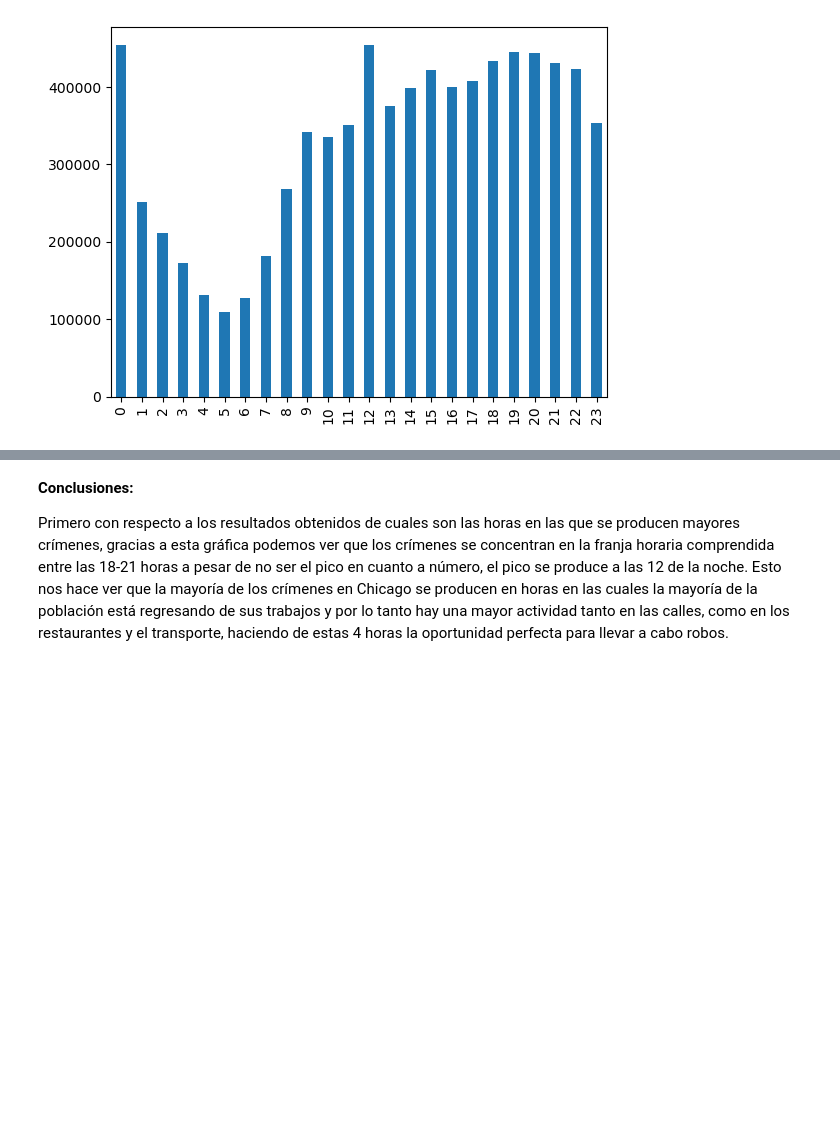
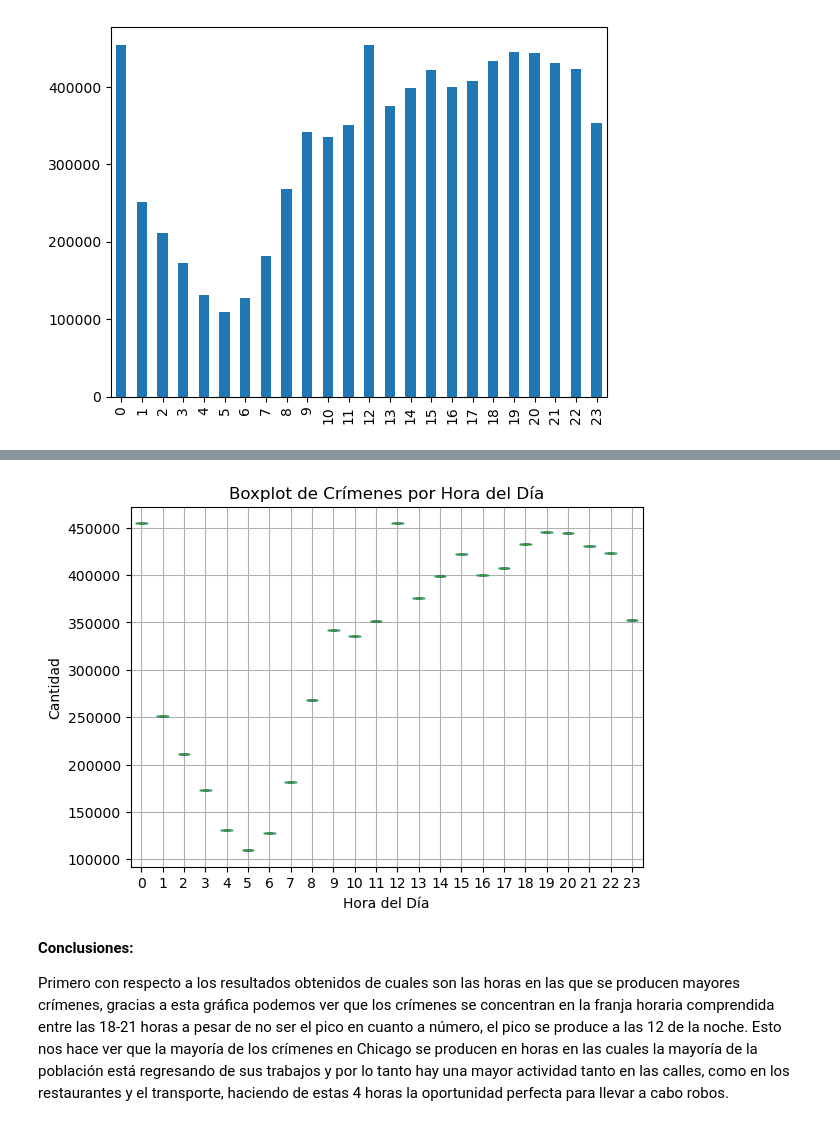
Before and after one commit to JorgeSierra22/Cloud-BigData, a Jupyter notebook: results/results.ipynb, the cells around one changed output, grey strips where cells are left out. Saved outputs shown, nothing was run; the diff lists cells and outputs as text; code cells hidden in the pictures; blank space fills up the shorter version.

```diff
--- a/results/results.ipynb
+++ b/results/results.ipynb
@@ -16,3 +47,12 @@ plt.show()
+# %%
+df.boxplot(column='Cantidad', by='Hora')
+plt.title('Boxplot de Crímenes por Hora del Día')
+plt.suptitle('')  # Elimina el título automático
+plt.xlabel('Hora del Día')
+plt.ylabel('Cantidad')
+plt.show()
+# %% [output]
+[figure, added]
 # %% [markdown]
 **Conclusiones:**
 
```
Also changed, not shown: parts of 14 cells of this notebook, 1 other file.
